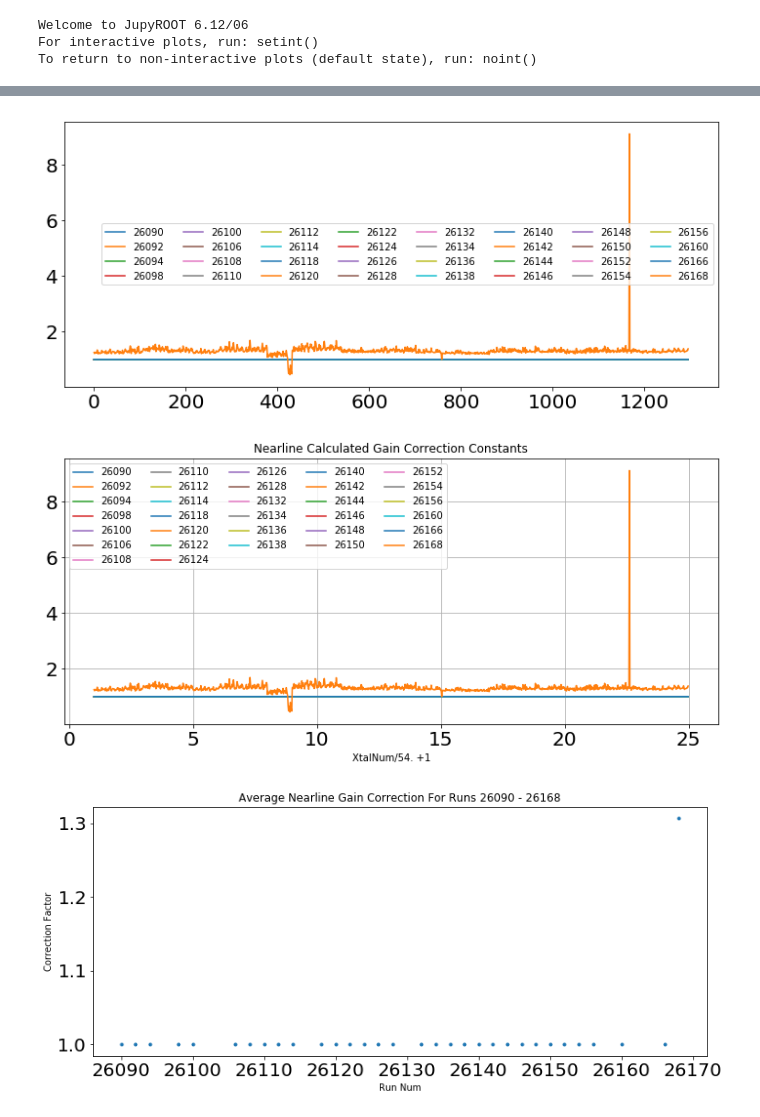
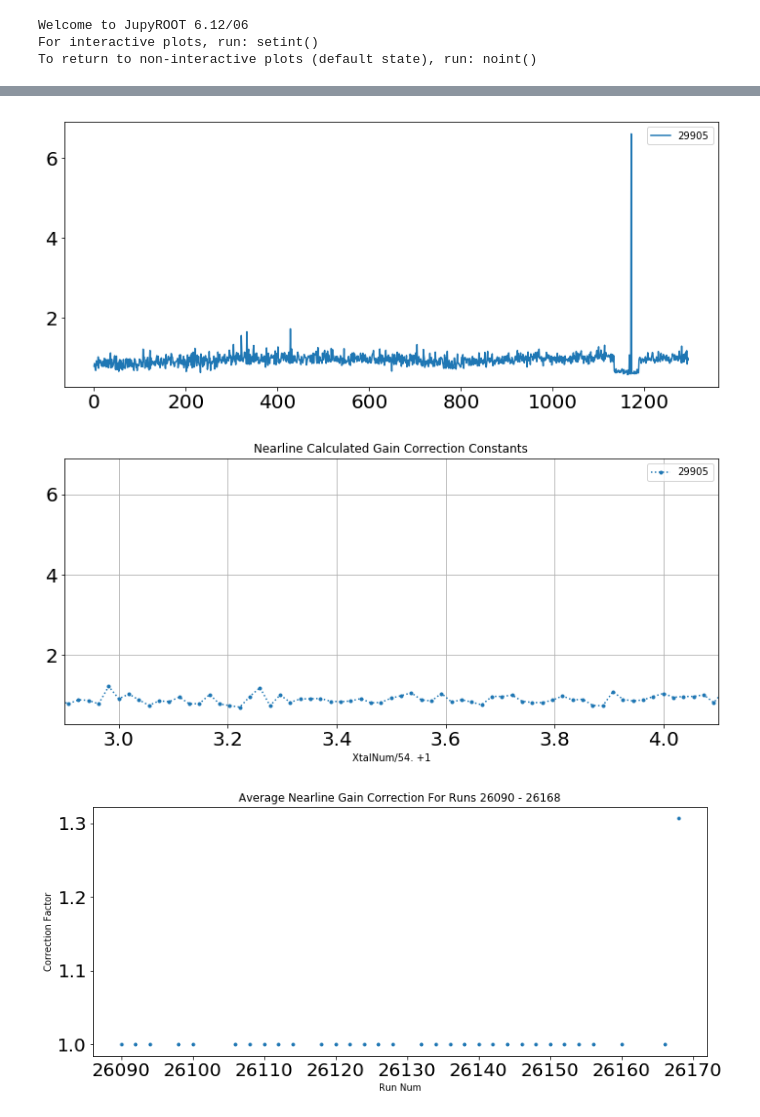
Before and after one commit to jlabounty/g-2, a Jupyter notebook: nearline/nearline_database_values.ipynb, the cells around one changed output, grey strips where cells are left out. Saved outputs shown, nothing was run; the diff lists cells and outputs as text; code cells hidden in the pictures.

```diff
--- a/nearline/nearline_database_values.ipynb
+++ b/nearline/nearline_database_values.ipynb
@@ -7,25 +7,35 @@ To return to non-interactive plots (default state), run: noint()
 # %%
 from io import StringIO
 import urllib.request
+import csv
 allRunsVec = []
 runVec = []
 #runs = [x for x in range(15922,15923)]+[x for x in range(24298,24300)]
 #runs = [24300, 24350]
 #runs = [x for x in range(24300,24301)]
 #runs = [x for x in range(26198,26202)]
-runs = [x for x in range(26090, 26170,2)]
-
+#runs = [x for x in range(24339, 24339+1)]
+#runs = [x for x in range(24575, 24580,1)]
+runs = [29905]
 
 print(runs)
 for run in runs:
     print("Starting run:", run)
-    xtalGainVec = []
+    xtalGainVec = [-1 for i in range(1296)]
     for calo in range(1,25):
+        gotoNextCalo = False
+        numberOfAttempts = 0
+        while(not gotoNextCalo):
+            numberOfAttempts +=1
+            if(numberOfAttempts > 20):
+                print("ERROR: Unable to read values for calo", calo)
+                gotoNextCalo = True
+
             db_request = ("http://dbdata0vm.fnal.gov:9091/QE/gm2/dev/app/SQ/query?dbname=postgres_dev&t="
                           +"nearline_sync_energy_constants&w=validfromrun:"
                           +str(run)+"&w=calonum:"
                           +str(calo)+"&w=isvalid:t&o=-validfromrun&o=-generatedtime&l=1")
-            print(db_request)
+            #print(db_request)
             ding = urllib.request.urlopen(db_request)
             ding = ding.read()
 
@@ -33,15 +43,20 @@ for run in runs:
             #print(f)
             reader = csv.reader(f, delimiter=',')
             for item in reader:
-                #print(item)
+                #print(len(item), item)
+                if(len(item) > 1):
+                    gotoNextCalo = True
                 try:
                     ding = (item[10])[1:-1].split(",")
                     #print(ding)
-                    for dong in ding:
-                        xtalGainVec.append(float(dong))
+                    for xtali, dong in enumerate(ding):
+                        #xtalGainVec.append(float(dong))
+                        xtalGainVec[(calo-1)*54 + xtali] = float(dong)
                 except:
                     continue
     if(len(xtalGainVec) > 0):
         allRunsVec.append(xtalGainVec)
         runVec.append(run)
+        if(-1 in xtalGainVec):
+            print("ERROR: Some calorimeters missing")
 # %% [output]
@@ -76,22 +86,25 @@ fig,ax = plt.subplots(figsize=(12,5))
 for i, xtals in enumerate(allRunsVec):
     plt.plot(xtals,label=runVec[i])
     plt.legend(ncol=8)
+
+#plt.xlim(110,125)
 plt.show()
 # %% [output]
-[figure, old version]
+[figure, new version]
 # %%
 noint()
 fig,ax = plt.subplots(figsize=(12,5))
 for i, xtals in enumerate(allRunsVec):
-    plt.plot([x/54.+1 for x in range(54*24)], xtals,"-",label=runVec[i])
+    plt.plot([x/54.+1 for x in range(54*24)], xtals,".:",label=runVec[i])
 plt.legend(ncol=5)
 plt.title("Nearline Calculated Gain Correction Constants")
 plt.xlabel("XtalNum/54. +1")
-#plt.ylim(0.25,1.75)
+#plt.ylim(1,2.75)
+plt.xlim(2.9,4.1)
 plt.grid()
 plt.show()
 # %% [output]
-[figure, old version]
+[figure, new version]
 # %%
 means = []
 for x in allRunsVec:
```
Also changed, not shown: parts of 4 cells of this notebook.
